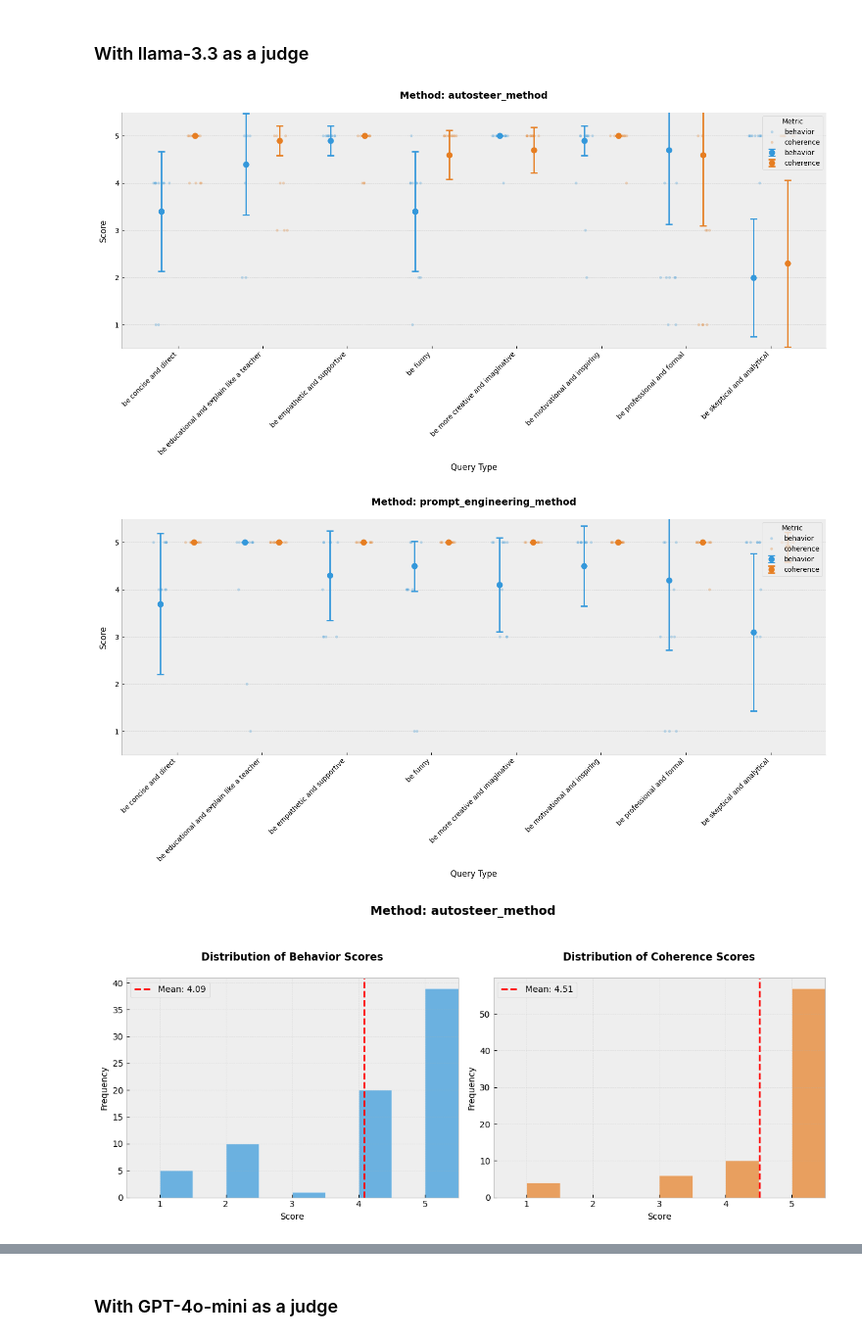
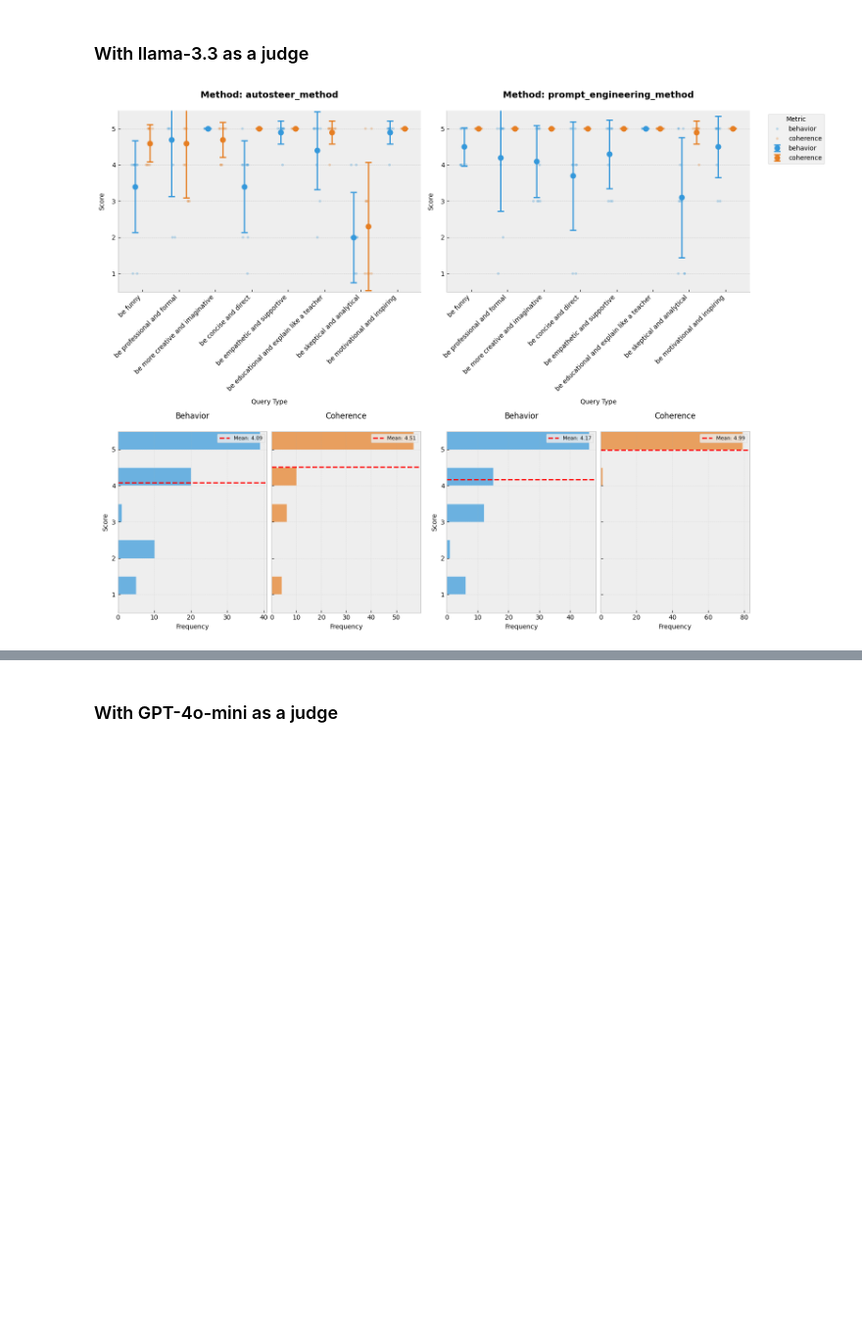
Before and after one commit to Eitan-Sprejer/GoodFire-Autosteer-Evaluation, a Jupyter notebook: testing.ipynb, the cells around one changed output, grey strips where cells are left out. Shown at 98% size. Cells and saved outputs as stored; diff of their text form; code cells hidden in the pictures; blank space fills up the shorter version.

Commit message:
New results for Llama-3.3 variant used for steering

```diff
--- a/testing.ipynb
+++ b/testing.ipynb
@@ -250,16 +246,7 @@ def plot_score_distributions(df: pd.DataFrame, save_path: str = None):
 # %%
 # Load your results
 df = pd.read_csv('results/eval_llama-3.3_var_llama-3.1_dt_20250116_1526.csv')
 
-prompt_engineering_df = df.loc[df['steering_method'] == 'prompt_engineering_method']
-autosteer_df = df.loc[df['steering_method'] == 'autosteer_method']
-
-# Create the plot
-plot_point_error(autosteer_df)
-plot_point_error(prompt_engineering_df)
-plot_score_distributions(autosteer_df)
-plot_score_distributions(prompt_engineering_df)
+plot_all_methods(df)
 # %% [output]
-[figure, old version]
+[figure, new version]
-[figure, removed]
-[figure, removed]
```
Also changed, not shown: parts of 12 cells of this notebook, 2 other files.
